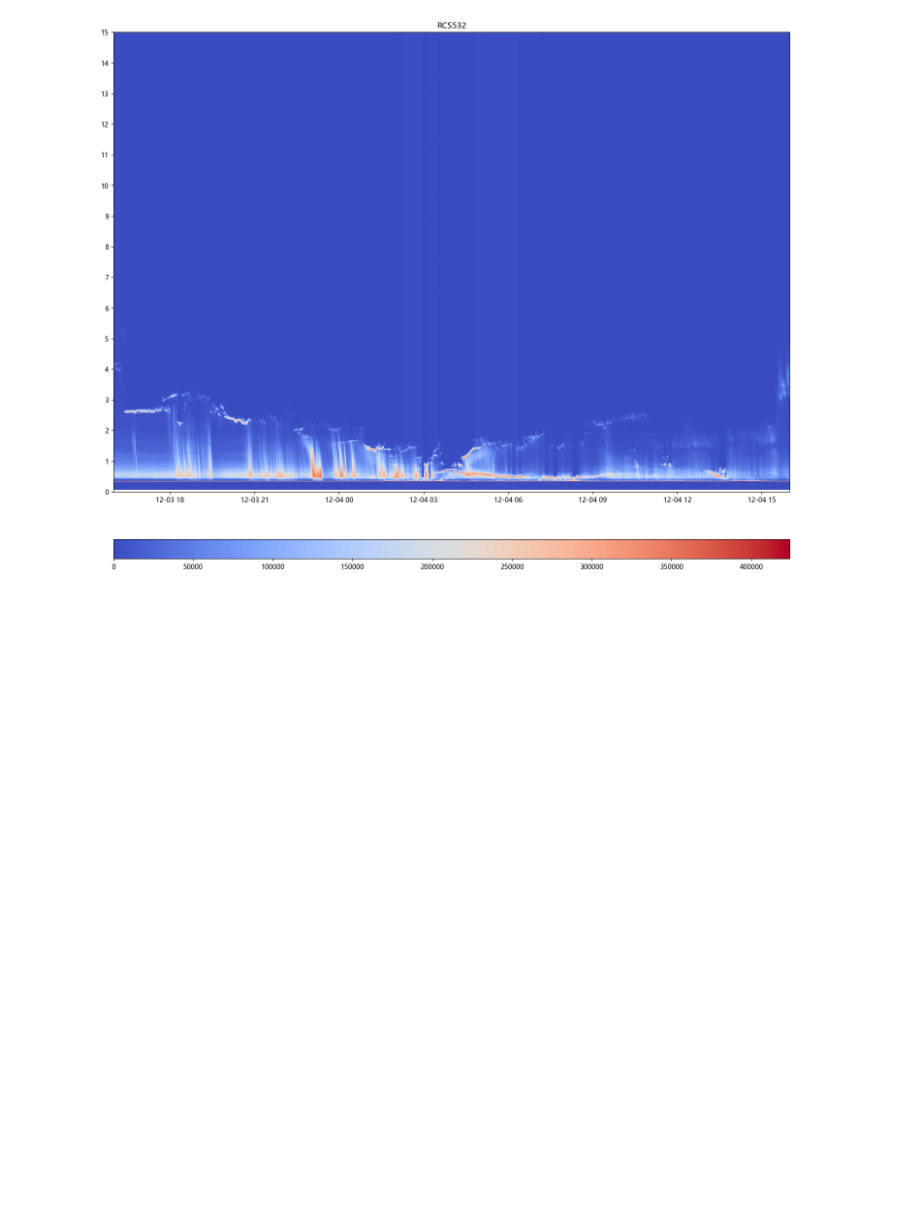
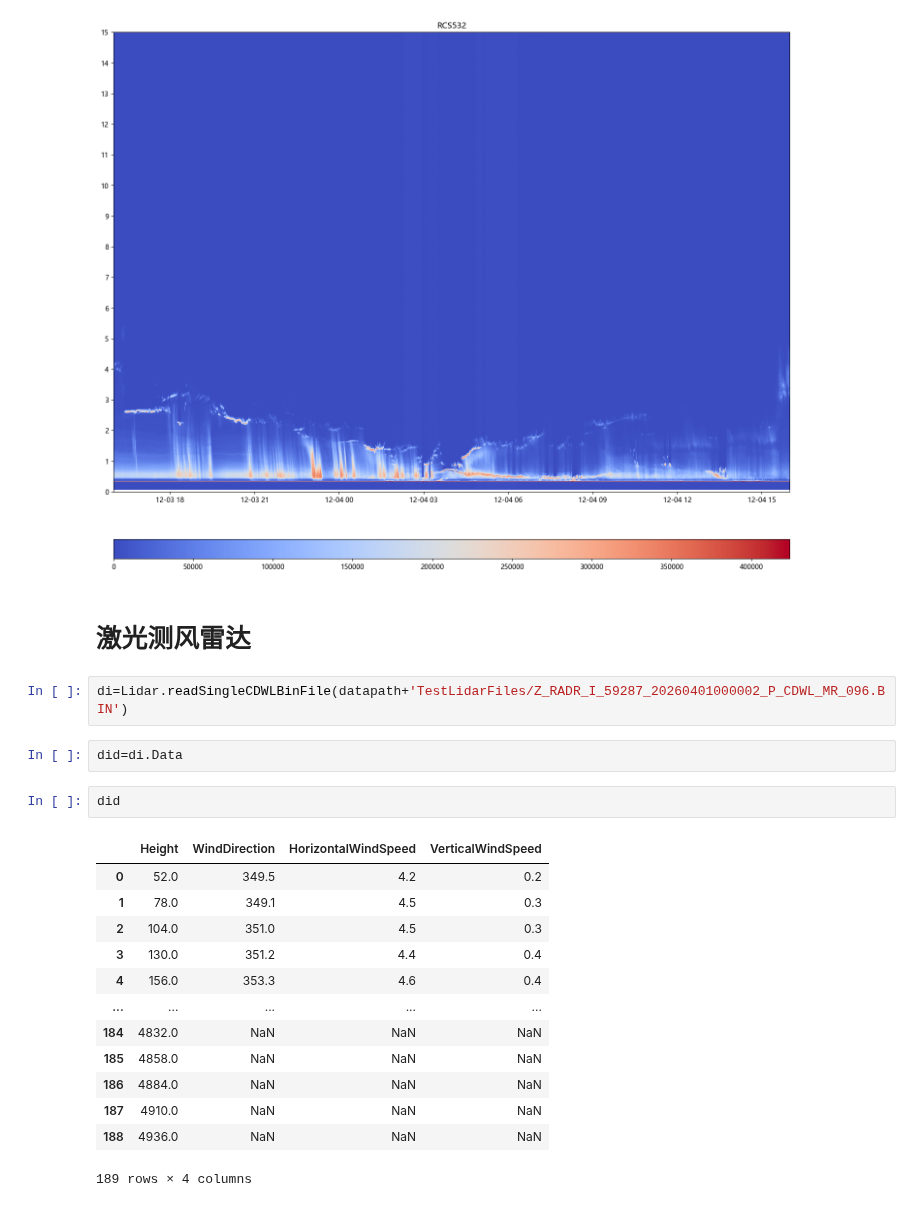
Before and after one commit to longtsing/metgrs, a Jupyter notebook: examples/3如何读取激光雷达数据并绘图.ipynb, the cells around one changed output. Cells and saved outputs as stored; diff of their text form; blank space fills up the shorter version.

```diff
--- a/examples/3如何读取激光雷达数据并绘图.ipynb
+++ b/examples/3如何读取激光雷达数据并绘图.ipynb
@@ -101,3 +101,25 @@ plt.colorbar(cb, orientation='horizontal', extend='max', extendrect=True, extend
 plt.show()
 # %% [output]
 [figure]
+# %% [markdown]
+# 激光测风雷达
+# %%
+di=Lidar.readSingleCDWLBinFile(datapath+'TestLidarFiles/Z_RADR_I_59287_20260401000002_P_CDWL_MR_096.BIN')
+# %%
+did=di.Data
+# %%
+did
+# %% [output]
+|  | Height | WindDirection | HorizontalWindSpeed | VerticalWindSpeed |
+| 0 | 52.0 | 349.5 | 4.2 | 0.2 |
+| 1 | 78.0 | 349.1 | 4.5 | 0.3 |
+| 2 | 104.0 | 351.0 | 4.5 | 0.3 |
+| 3 | 130.0 | 351.2 | 4.4 | 0.4 |
+| 4 | 156.0 | 353.3 | 4.6 | 0.4 |
+| ... | ... | ... | ... | ... |
+| 184 | 4832.0 | NaN | NaN | NaN |
+| 185 | 4858.0 | NaN | NaN | NaN |
+| 186 | 4884.0 | NaN | NaN | NaN |
+| 187 | 4910.0 | NaN | NaN | NaN |
+| 188 | 4936.0 | NaN | NaN | NaN |
+189 rows × 4 columns
```
Also changed, not shown: parts of 6 cells of this notebook, 4 other files.
